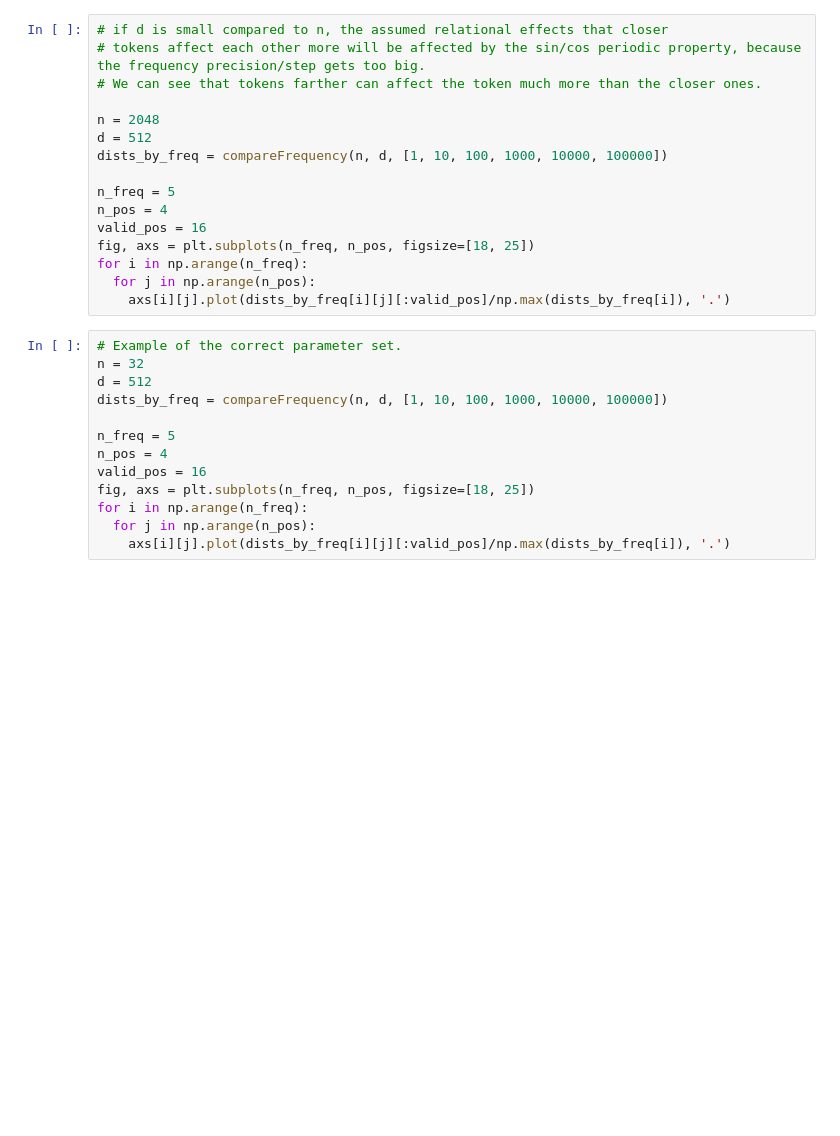
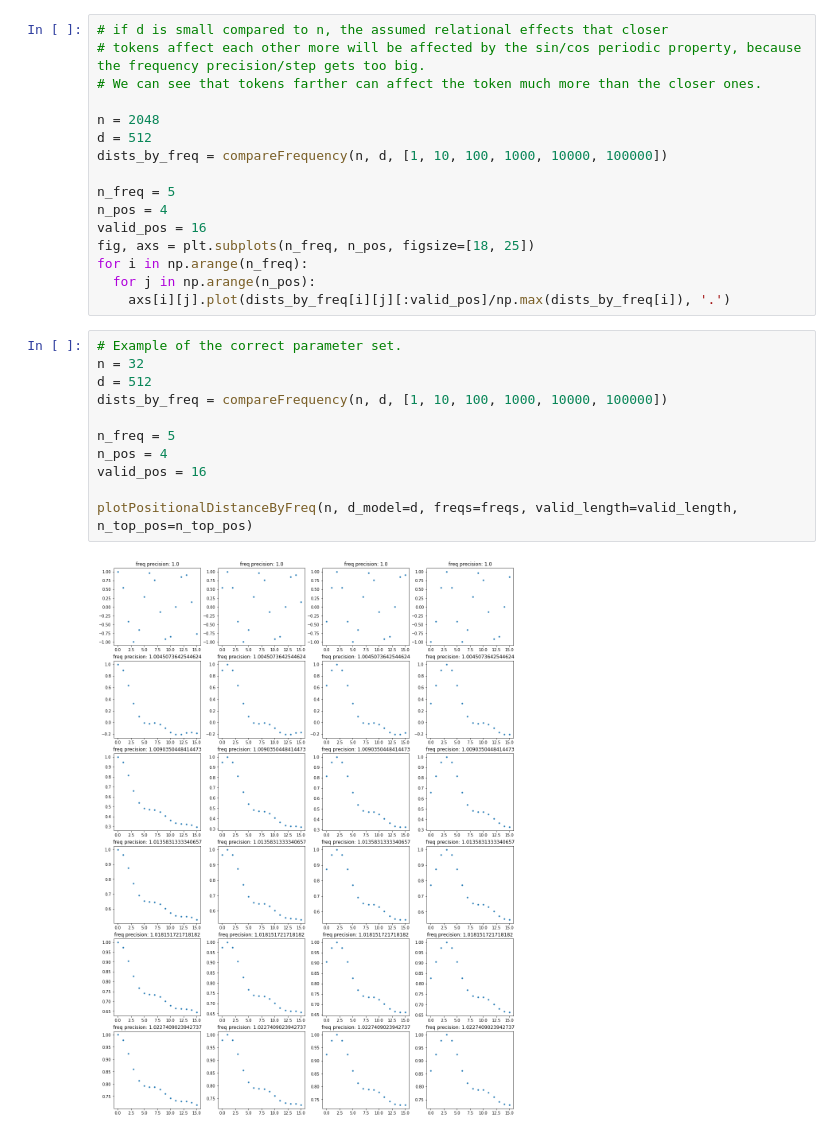
Before and after one commit to iouterspace/text_models, a Jupyter notebook: transformer_analysis.ipynb, the cells around one changed output. Cells and saved outputs as stored; diff of their text form; blank space fills up the shorter version.

```diff
--- a/transformer_analysis.ipynb
+++ b/transformer_analysis.ipynb
@@ -88,13 +95,13 @@ for i in np.arange(n_freq):
 # %%
 # Example of the correct parameter set.
 n = 32
 d = 512
 dists_by_freq = compareFrequency(n, d, [1, 10, 100, 1000, 10000, 100000])
 
 n_freq = 5
 n_pos = 4
 valid_pos = 16
-fig, axs = plt.subplots(n_freq, n_pos, figsize=[18, 25])
-for i in np.arange(n_freq):
-  for j in np.arange(n_pos):
-    axs[i][j].plot(dists_by_freq[i][j][:valid_pos]/np.max(dists_by_freq[i]), '.')
+
+plotPositionalDistanceByFreq(n, d_model=d, freqs=freqs, valid_length=valid_length, n_top_pos=n_top_pos)
+# %% [output]
+[figure, added]
```
Also changed, not shown: parts of 4 cells of this notebook.
